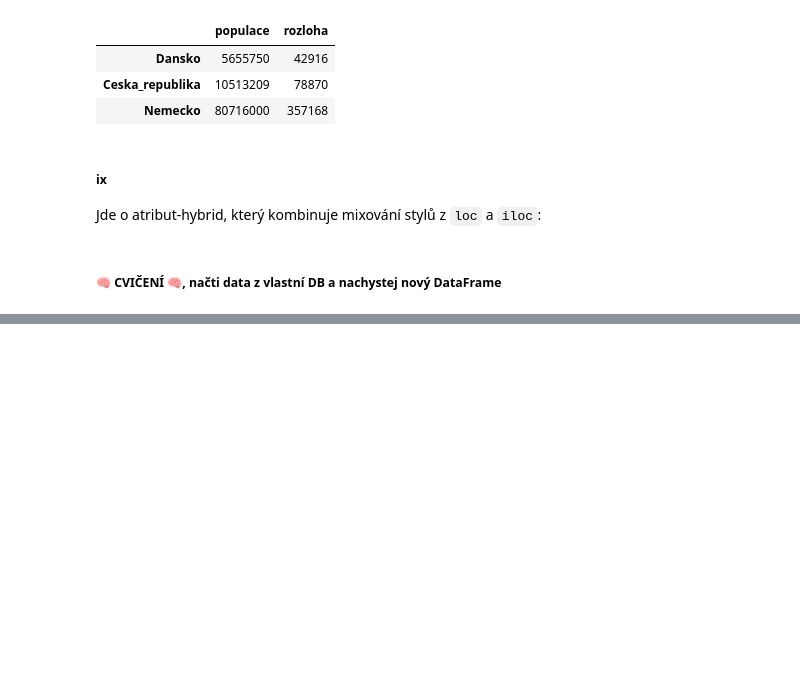
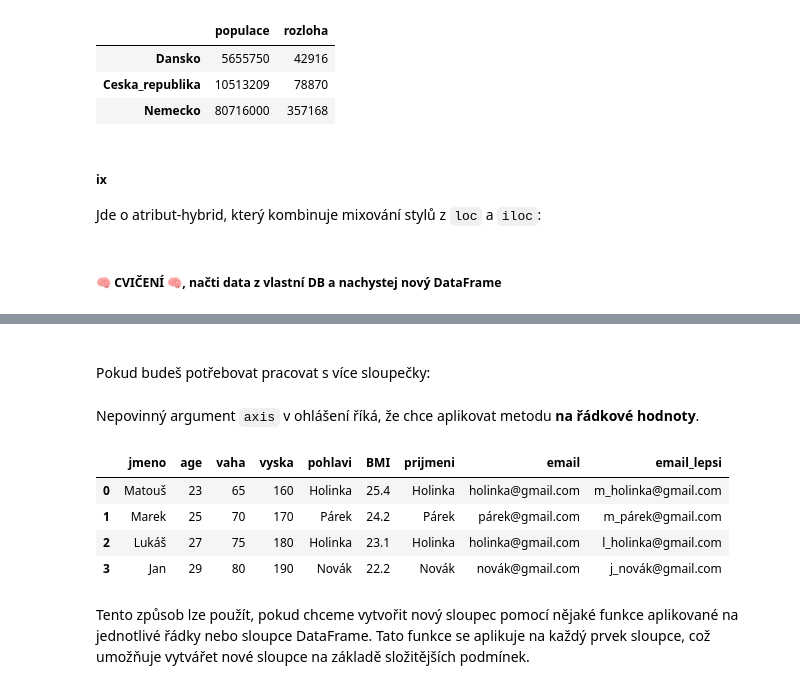
Before and after one commit to Bralor/data-csob-2023, a Jupyter notebook: shared/notebooks/lesson02.ipynb, the cells around one changed output, grey strips where cells are left out. Drawn from its saved outputs; the diff is of its cells as text; code cells hidden in the pictures; blank space fills up the shorter version.

```diff
--- a/shared/notebooks/lesson02.ipynb
+++ b/shared/notebooks/lesson02.ipynb
@@ -931,0 +1157,8 @@ Jde o atribut-hybrid, který kombinuje mixování stylů z `loc` a `iloc`:
+# %%
+def vytvor_email(prijmeni: str, domena: str = "gmail.com") -> str:
+    """
+    Vrať zformátovaný string, který tvoří emailovou adresu.
+    """
+    return f"{prijmeni.lower()}@{domena}"
+# %%
+df_uzivatele['email'] = df_uzivatele['pohlavi'].apply(vytvor_email)
@@ -931,0 +1173,4 @@ Jde o atribut-hybrid, který kombinuje mixování stylů z `loc` a `iloc`:
+# %% [markdown]
+<br>
+
+Pokud budeš potřebovat pracovat s více sloupečky:
@@ -931,0 +1179,20 @@ Jde o atribut-hybrid, který kombinuje mixování stylů z `loc` a `iloc`:
+# %%
+def vytvor_email(radek: pandas.core.frame.Series, domena: str = "gmail.com") -> str:
+    """
+    Vrať zformátovaný string, který tvoří emailovou adresu.
+    """
+    return f"{radek.jmeno.lower()[0]}_{radek.pohlavi.lower()}@{domena}"
+# %%
+df_uzivatele['email_lepsi'] = df_uzivatele.apply(vytvor_email, axis=1)
+# %% [markdown]
+Nepovinný argument `axis` v ohlášení říká, že chce aplikovat metodu **na řádkové hodnoty**.
+# %%
+df_uzivatele.head()
+# %% [output]
+|  | jmeno | age | vaha | vyska | pohlavi | BMI | prijmeni | email | email_lepsi |
+| 0 | Matouš | 23 | 65 | 160 | Holinka | 25.4 | Holinka | holinka@gmail.com | m_holinka@gmail.com |
+| 1 | Marek | 25 | 70 | 170 | Párek | 24.2 | Párek | párek@gmail.com | m_párek@gmail.com |
+| 2 | Lukáš | 27 | 75 | 180 | Holinka | 23.1 | Holinka | holinka@gmail.com | l_holinka@gmail.com |
+| 3 | Jan | 29 | 80 | 190 | Novák | 22.2 | Novák | novák@gmail.com | j_novák@gmail.com |
+# %% [markdown]
+Tento způsob lze použít, pokud chceme vytvořit nový sloupec pomocí nějaké funkce aplikované na jednotlivé řádky nebo sloupce DataFrame. Tato funkce se aplikuje na každý prvek sloupce, což umožňuje vytvářet nové sloupce na základě složitějších podmínek.
```
Also changed, not shown: parts of 72 cells of this notebook.
